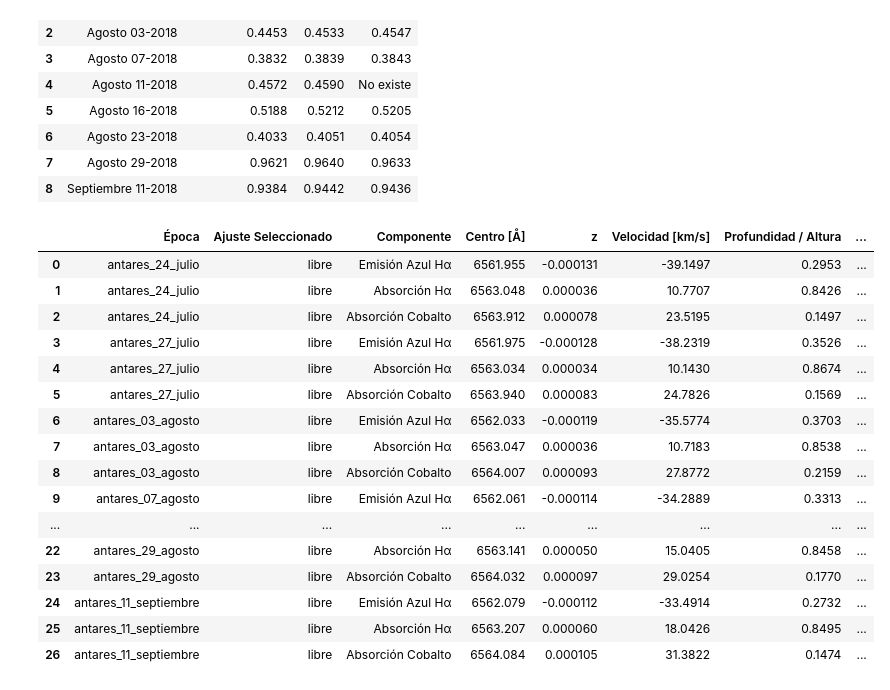
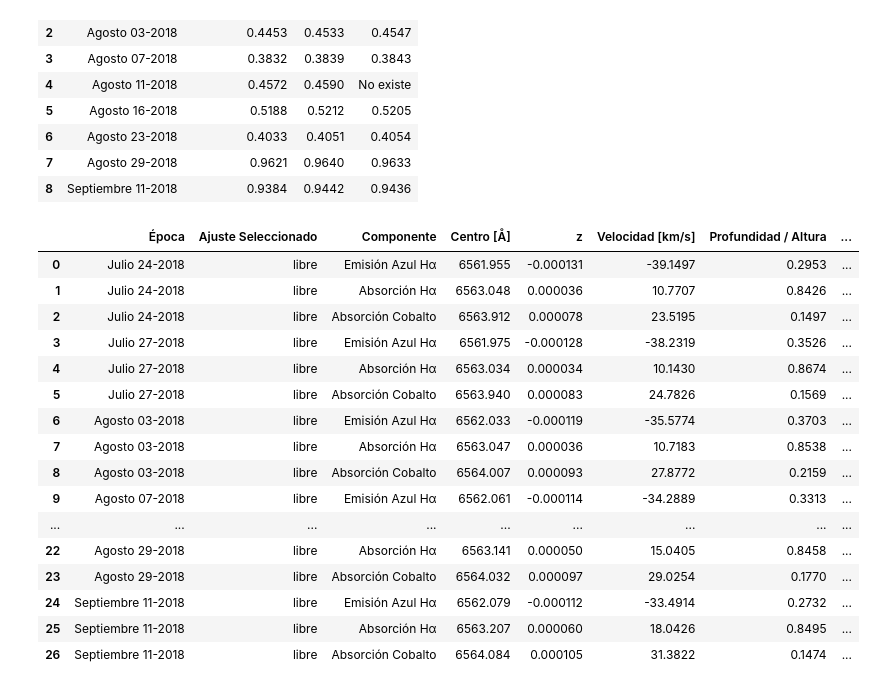
Before and after one commit to JessiDaniL/Tesis, a Jupyter notebook: Datos ESPARTACO/analisis_halpha_antares_normalizacion_2018.ipynb, the cells around one changed output. Drawn from its saved outputs; the diff is of its cells as text; code cells hidden in the pictures.

```diff
--- a/Datos ESPARTACO/analisis_halpha_antares_normalizacion_2018.ipynb
+++ b/Datos ESPARTACO/analisis_halpha_antares_normalizacion_2018.ipynb
@@ -649,7 +649,11 @@ cobalto_natural = centro_lab_cobalto
 resultados_perfiles_halpha_y_cobalto = []
 
 for fecha, fits_fecha in resultados.items():
+
+    fecha_etiqueta = metadatos[fecha].get("fecha", fecha)
+
     # Encontrar cuál modelo es el mejor
+
     mejor_clave = min(fits_fecha.keys(), key=lambda k: fits_fecha[k]["fit"].chisqr)
     res = fits_fecha[mejor_clave]
 
@@ -676,7 +680,7 @@ for fecha, fits_fecha in resultados.items():
     ew_em = np.trapezoid(perfil_em_puro / continuo, longitud_onda)
 
     resultados_perfiles_halpha_y_cobalto.append({
-        "Época": fecha,
+        "Época": fecha_etiqueta,
         "Ajuste Seleccionado": mejor_clave,
         "Componente": "Emisión Azul Hα",
         "Centro [Å]": round(c_em, 3),
@@ -704,7 +708,7 @@ for fecha, fits_fecha in resultados.items():
     ew_abs = np.trapezoid(abs(perfil_abs_puro) / continuo, longitud_onda)
 
     resultados_perfiles_halpha_y_cobalto.append({
-        "Época": fecha,
+        "Época": fecha_etiqueta,
         "Ajuste Seleccionado": mejor_clave,
         "Componente": "Absorción Hα",
         "Centro [Å]": round(c_abs, 3),
@@ -718,49 +722,49 @@ for fecha, fits_fecha in resultados.items():
     # 3. LÍNEA DE COBALTO
     c_co = p["Cobalto_center"].value
     fwhm_co = p["Cobalto_fwhm"].value
     prof_co = abs(p["Cobalto_height"].value)
 
     # Efecto Doppler (Corrimiento)
 
     z_co = (c_co - cobalto_natural) / cobalto_natural
     v_co = z_co * c_kms_s
 
     # Ancho equivalente de emisión
 
     perfil_co_puro = comps["Cobalto_"]
     ew_co = np.trapezoid(abs(perfil_co_puro) / continuo, longitud_onda)
 
     resultados_perfiles_halpha_y_cobalto.append({
-        "Época": fecha,
+        "Época": fecha_etiqueta,
         "Ajuste Seleccionado": mejor_clave,
         "Componente": "Absorción Cobalto",
         "Centro [Å]": round(c_co, 3),
         "z": round(z_co, 6),
         "Velocidad [km/s]": round(v_co, 4),
         "Profundidad / Altura": round(prof_co, 4),
         "FWHM [Å]": round(fwhm_co, 3),
         "EW [Å]": round(ew_co, 4)
     })
 
 tabla_resultados = pd.DataFrame(resultados_perfiles_halpha_y_cobalto)
 display(tabla_resultados)
 # %% [output]
 |  | Época | Ajuste Seleccionado | Componente | Centro [Å] | z | Velocidad [km/s] | Profundidad / Altura | ... |
-| 0 | antares_24_julio | libre | Emisión Azul Hα | 6561.955 | -0.000131 | -39.1497 | 0.2953 | ... |
-| 1 | antares_24_julio | libre | Absorción Hα | 6563.048 | 0.000036 | 10.7707 | 0.8426 | ... |
-| 2 | antares_24_julio | libre | Absorción Cobalto | 6563.912 | 0.000078 | 23.5195 | 0.1497 | ... |
-| 3 | antares_27_julio | libre | Emisión Azul Hα | 6561.975 | -0.000128 | -38.2319 | 0.3526 | ... |
-| 4 | antares_27_julio | libre | Absorción Hα | 6563.034 | 0.000034 | 10.1430 | 0.8674 | ... |
-| 5 | antares_27_julio | libre | Absorción Cobalto | 6563.940 | 0.000083 | 24.7826 | 0.1569 | ... |
-| 6 | antares_03_agosto | libre | Emisión Azul Hα | 6562.033 | -0.000119 | -35.5774 | 0.3703 | ... |
-| 7 | antares_03_agosto | libre | Absorción Hα | 6563.047 | 0.000036 | 10.7183 | 0.8538 | ... |
-| 8 | antares_03_agosto | libre | Absorción Cobalto | 6564.007 | 0.000093 | 27.8772 | 0.2159 | ... |
-| 9 | antares_07_agosto | libre | Emisión Azul Hα | 6562.061 | -0.000114 | -34.2889 | 0.3313 | ... |
+| 0 | Julio 24-2018 | libre | Emisión Azul Hα | 6561.955 | -0.000131 | -39.1497 | 0.2953 | ... |
+| 1 | Julio 24-2018 | libre | Absorción Hα | 6563.048 | 0.000036 | 10.7707 | 0.8426 | ... |
+| 2 | Julio 24-2018 | libre | Absorción Cobalto | 6563.912 | 0.000078 | 23.5195 | 0.1497 | ... |
+| 3 | Julio 27-2018 | libre | Emisión Azul Hα | 6561.975 | -0.000128 | -38.2319 | 0.3526 | ... |
+| 4 | Julio 27-2018 | libre | Absorción Hα | 6563.034 | 0.000034 | 10.1430 | 0.8674 | ... |
+| 5 | Julio 27-2018 | libre | Absorción Cobalto | 6563.940 | 0.000083 | 24.7826 | 0.1569 | ... |
+| 6 | Agosto 03-2018 | libre | Emisión Azul Hα | 6562.033 | -0.000119 | -35.5774 | 0.3703 | ... |
+| 7 | Agosto 03-2018 | libre | Absorción Hα | 6563.047 | 0.000036 | 10.7183 | 0.8538 | ... |
+| 8 | Agosto 03-2018 | libre | Absorción Cobalto | 6564.007 | 0.000093 | 27.8772 | 0.2159 | ... |
+| 9 | Agosto 07-2018 | libre | Emisión Azul Hα | 6562.061 | -0.000114 | -34.2889 | 0.3313 | ... |
 | ... | ... | ... | ... | ... | ... | ... | ... | ... |
-| 22 | antares_29_agosto | libre | Absorción Hα | 6563.141 | 0.000050 | 15.0405 | 0.8458 | ... |
-| 23 | antares_29_agosto | libre | Absorción Cobalto | 6564.032 | 0.000097 | 29.0254 | 0.1770 | ... |
-| 24 | antares_11_septiembre | libre | Emisión Azul Hα | 6562.079 | -0.000112 | -33.4914 | 0.2732 | ... |
-| 25 | antares_11_septiembre | libre | Absorción Hα | 6563.207 | 0.000060 | 18.0426 | 0.8495 | ... |
-| 26 | antares_11_septiembre | libre | Absorción Cobalto | 6564.084 | 0.000105 | 31.3822 | 0.1474 | ... |
+| 22 | Agosto 29-2018 | libre | Absorción Hα | 6563.141 | 0.000050 | 15.0405 | 0.8458 | ... |
+| 23 | Agosto 29-2018 | libre | Absorción Cobalto | 6564.032 | 0.000097 | 29.0254 | 0.1770 | ... |
+| 24 | Septiembre 11-2018 | libre | Emisión Azul Hα | 6562.079 | -0.000112 | -33.4914 | 0.2732 | ... |
+| 25 | Septiembre 11-2018 | libre | Absorción Hα | 6563.207 | 0.000060 | 18.0426 | 0.8495 | ... |
+| 26 | Septiembre 11-2018 | libre | Absorción Cobalto | 6564.084 | 0.000105 | 31.3822 | 0.1474 | ... |
 # %%
 tabla_resultados.to_excel(fr"Parámetros para análisis de Antares\Resultados perfiles halpha 2018.xlsx", index=False)
```
Also changed, not shown: 1 other file.
